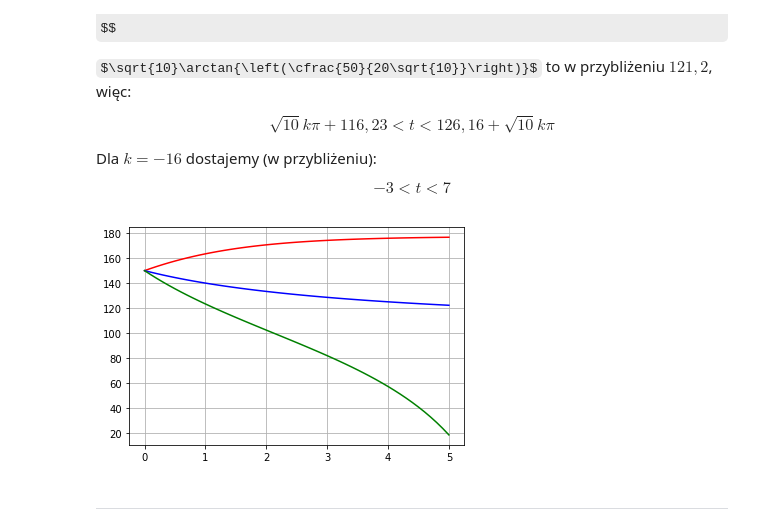
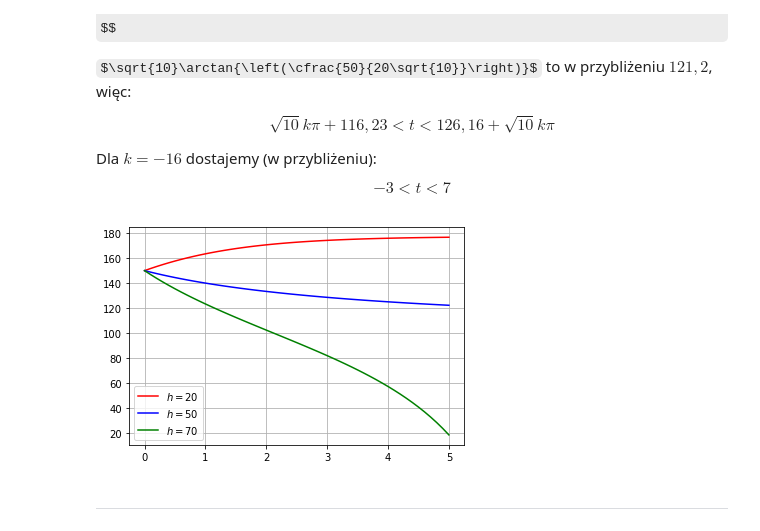
Before and after one commit to klaudynka245/Bifurcations, a Jupyter notebook: Iwanska_Janicka.ipynb, the cells around one changed output. Saved outputs shown, nothing was run; the diff lists cells and outputs as text; code cells hidden in the pictures; some formulas as TeX source.

```diff
--- a/Iwanska_Janicka.ipynb
+++ b/Iwanska_Janicka.ipynb
@@ -871,37 +875,38 @@ def h20():
     return tl, pl
 
 def h50():
     tl = []
     pl = []
     t = np.linspace(0,5,51)
     for t in t:
         p = 200/(t+4)+100
         tl.append(t)
         pl.append(p)
     return tl,pl
 
 def h70():
     tl = []
     pl = []
     t = np.linspace(0,5,51)
     for t in t:
         c = -np.sqrt(10)*np.arctan(50/(20*np.sqrt(10)))
         p = -20*np.sqrt(10)*np.tan((t+c)/np.sqrt(10))+100
         tl.append(t)
         pl.append(p)
     return tl,pl
 
 an1 = h20()
 an2 = h50()
 an3 = h70()
 
-plt.plot(an1[0],an1[1],'r')
-plt.plot(an2[0],an2[1],'b')
-plt.plot(an3[0],an3[1],'g')
+plt.plot(an1[0],an1[1],'r',label='$h=20$')
+plt.plot(an2[0],an2[1],'b',label='$h=50$')
+plt.plot(an3[0],an3[1],'g',label='$h=70$')
+plt.legend()
 plt.grid()
 plt.show()
 # %% [output]
-[figure, old version]
+[figure, new version]
 # %% [markdown]
 _____
 # %% [markdown]
```
Also changed, not shown: parts of 10 cells of this notebook.
